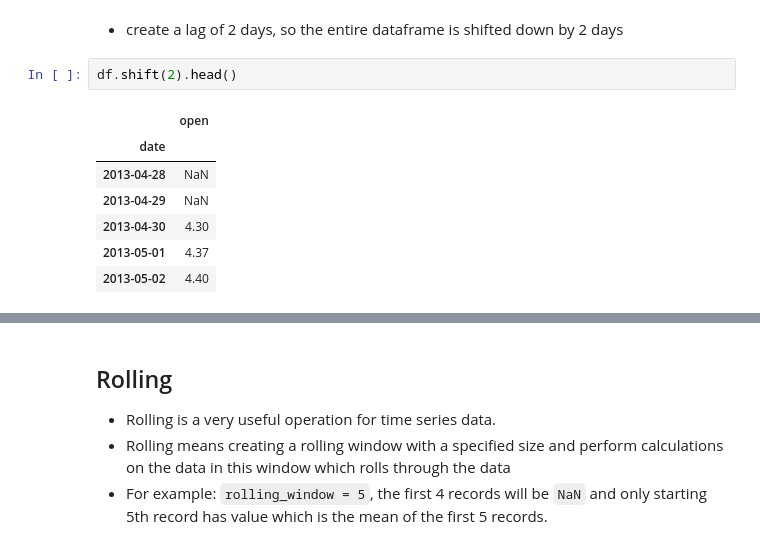
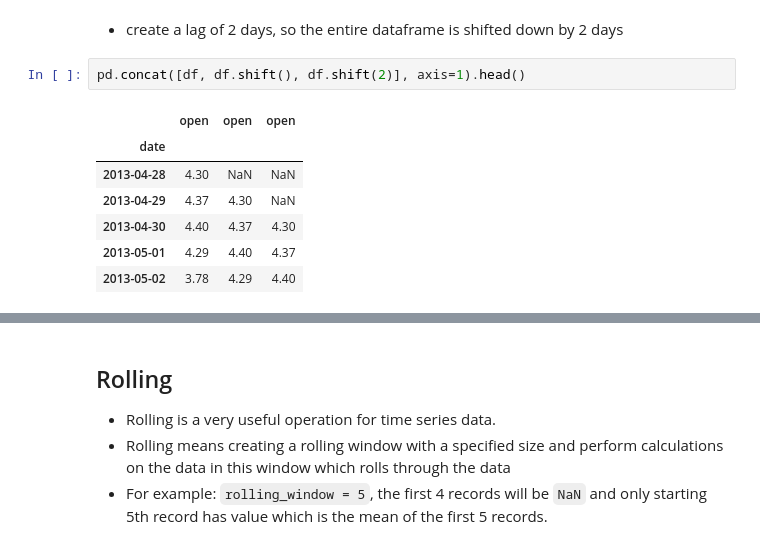
Before and after one commit to CodexploreRepo/time-series, a Jupyter notebook: notebook/time_series_operations.ipynb, the cells around one changed output, grey strips where cells are left out. Saved outputs shown, nothing was run; the diff lists cells and outputs as text.

```diff
--- a/notebook/resampling_shifting_rolling.ipynb
+++ b/notebook/time_series_operations.ipynb
@@ -120,14 +119,14 @@ df.head()
 | 2013-05-02 | 3.78 |
 # %% [markdown]
 - create a lag of 2 days, so the entire dataframe is shifted down by 2 days
-# %%
-df.shift(2).head()
-# %% [output]
-|  | open |
-| date |  |
-| 2013-04-28 | NaN |
-| 2013-04-29 | NaN |
-| 2013-04-30 | 4.30 |
-| 2013-05-01 | 4.37 |
-| 2013-05-02 | 4.40 |
+# %%
+pd.concat([df, df.shift(), df.shift(2)], axis=1).head()
+# %% [output]
+|  | open | open | open |
+| date |  |  |  |
+| 2013-04-28 | 4.30 | NaN | NaN |
+| 2013-04-29 | 4.37 | 4.30 | NaN |
+| 2013-04-30 | 4.40 | 4.37 | 4.30 |
+| 2013-05-01 | 4.29 | 4.40 | 4.37 |
+| 2013-05-02 | 3.78 | 4.29 | 4.40 |
 # %%
```
Also changed, not shown: parts of 7 cells of this notebook, 2 other files.
